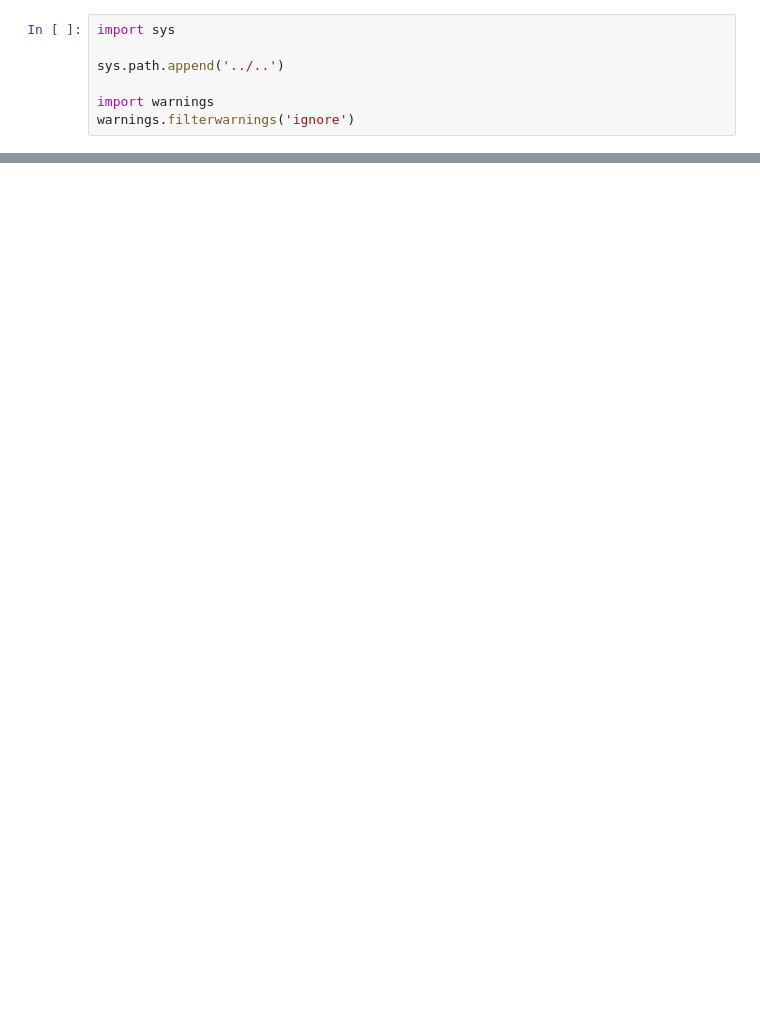
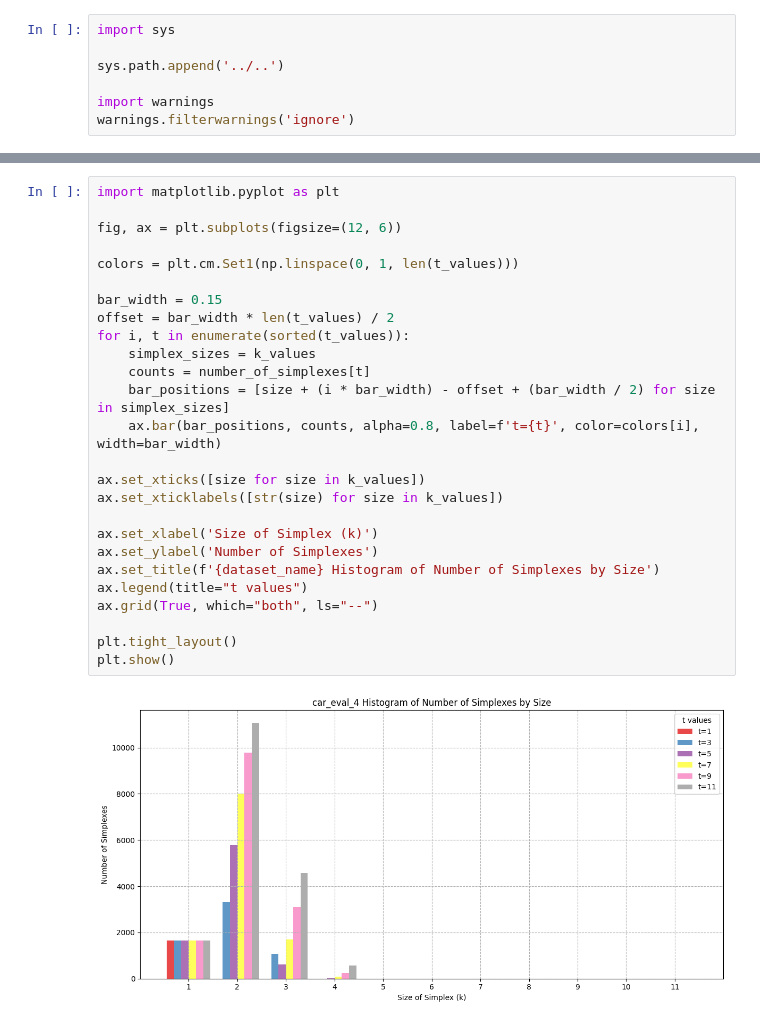
Before and after one commit to Mip182/vector_db_geom, a Jupyter notebook: experiments/cliques_experiment/cliques_experiment.ipynb, the cells around one changed output, grey strips where cells are left out. Saved outputs shown, nothing was run; the diff lists cells and outputs as text; blank space fills up the shorter version.

Commit message:
add more graphs for cliques_experiment, like number of simplexes in partition

```diff
--- a/experiments/cliques_experiment/cliques_experiment.ipynb
+++ b/experiments/cliques_experiment/cliques_experiment.ipynb
@@ -127,0 +132,28 @@ plt.show()
+# %%
+import matplotlib.pyplot as plt
+
+fig, ax = plt.subplots(figsize=(12, 6))
+
+colors = plt.cm.Set1(np.linspace(0, 1, len(t_values)))
+
+bar_width = 0.15
+offset = bar_width * len(t_values) / 2
+for i, t in enumerate(sorted(t_values)):
+    simplex_sizes = k_values
+    counts = number_of_simplexes[t]
+    bar_positions = [size + (i * bar_width) - offset + (bar_width / 2) for size in simplex_sizes]
+    ax.bar(bar_positions, counts, alpha=0.8, label=f't={t}', color=colors[i], width=bar_width)
+
+ax.set_xticks([size for size in k_values])
+ax.set_xticklabels([str(size) for size in k_values])
+
+ax.set_xlabel('Size of Simplex (k)')
+ax.set_ylabel('Number of Simplexes')
+ax.set_title(f'{dataset_name} Histogram of Number of Simplexes by Size')
+ax.legend(title="t values")
+ax.grid(True, which="both", ls="--")
+
+plt.tight_layout()
+plt.show()
+# %% [output]
+[figure, added]
```
Also changed, not shown: parts of 2 cells of this notebook, 1 other file.
